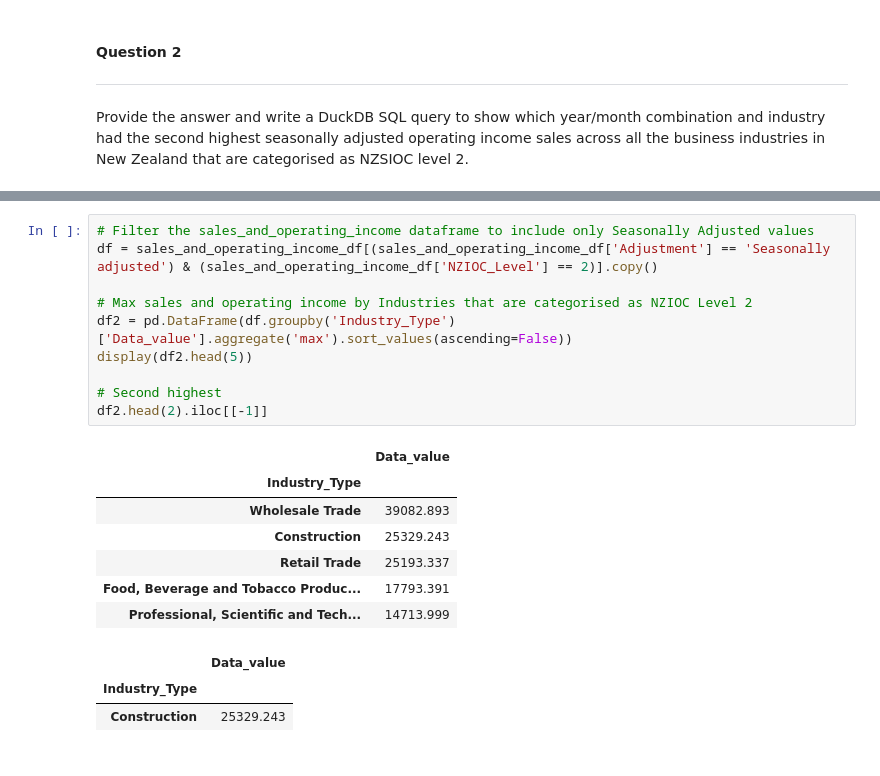
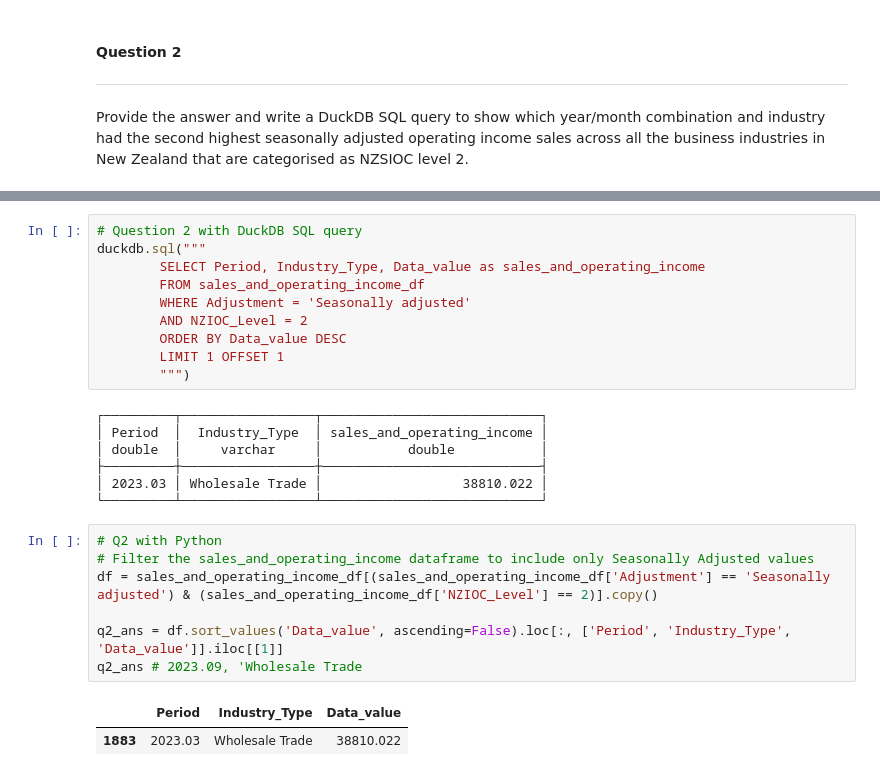
Before and after one commit to marcusbuckland/mle, a Jupyter notebook: notebook.ipynb, the cells around one changed output, grey strips where cells are left out. Saved outputs shown, nothing was run; the diff lists cells and outputs as text.

Commit message:
Question 2 completed with SQL

```diff
--- a/notebook.ipynb
+++ b/notebook.ipynb
@@ -522,21 +530,27 @@ Provide the answer and write a DuckDB SQL query to show which year/month combina
+# %%
+# Question 2 with DuckDB SQL query
+duckdb.sql("""
+        SELECT Period, Industry_Type, Data_value as sales_and_operating_income
+        FROM sales_and_operating_income_df
+        WHERE Adjustment = 'Seasonally adjusted'
+        AND NZIOC_Level = 2
+        ORDER BY Data_value DESC
+        LIMIT 1 OFFSET 1
+        """)
+# %% [output]
+┌─────────┬─────────────────┬────────────────────────────┐
+│ Period  │  Industry_Type  │ sales_and_operating_income │
+│ double  │     varchar     │           double           │
+├─────────┼─────────────────┼────────────────────────────┤
+│ 2023.03 │ Wholesale Trade │                  38810.022 │
+└─────────┴─────────────────┴────────────────────────────┘
 # %%
+# Q2 with Python
 # Filter the sales_and_operating_income dataframe to include only Seasonally Adjusted values
 df = sales_and_operating_income_df[(sales_and_operating_income_df['Adjustment'] == 'Seasonally adjusted') & (sales_and_operating_income_df['NZIOC_Level'] == 2)].copy()
 
-# Max sales and operating income by Industries that are categorised as NZIOC Level 2
-df2 = pd.DataFrame(df.groupby('Industry_Type')['Data_value'].aggregate('max').sort_values(ascending=False))
-display(df2.head(5))
-
-# Second highest
-df2.head(2).iloc[[-1]]
+q2_ans = df.sort_values('Data_value', ascending=False).loc[:, ['Period', 'Industry_Type', 'Data_value']].iloc[[1]]
+q2_ans # 2023.09, 'Wholesale Trade
 # %% [output]
-|  | Data_value |
-| Industry_Type |  |
-| Wholesale Trade | 39082.893 |
-| Construction | 25329.243 |
-| Retail Trade | 25193.337 |
-| Food, Beverage and Tobacco Produc... | 17793.391 |
-| Professional, Scientific and Tech... | 14713.999 |
+|  | Period | Industry_Type | Data_value |
+| 1883 | 2023.03 | Wholesale Trade | 38810.022 |
-|  | Data_value |
-| Industry_Type |  |
-| Construction | 25329.243 |
```
Also changed, not shown: parts of 5 cells of this notebook.
